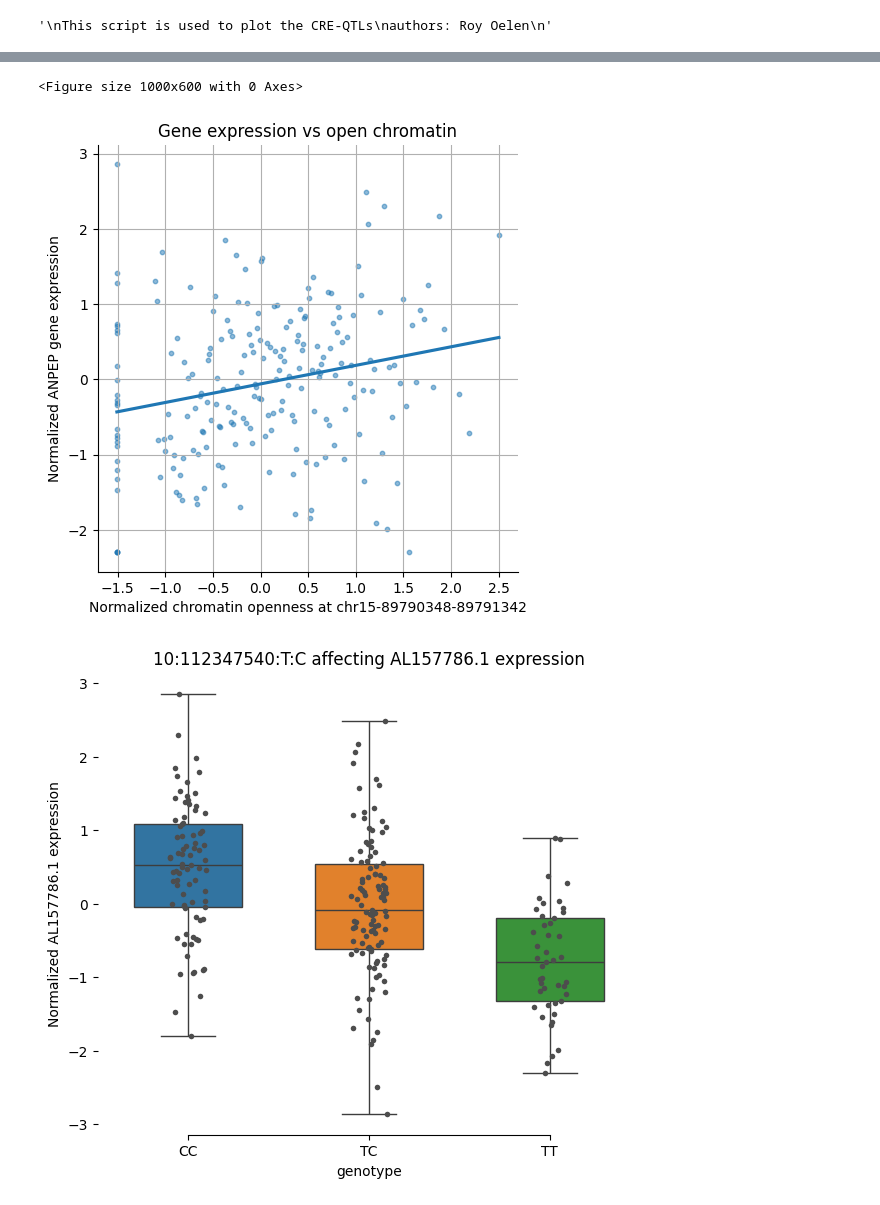
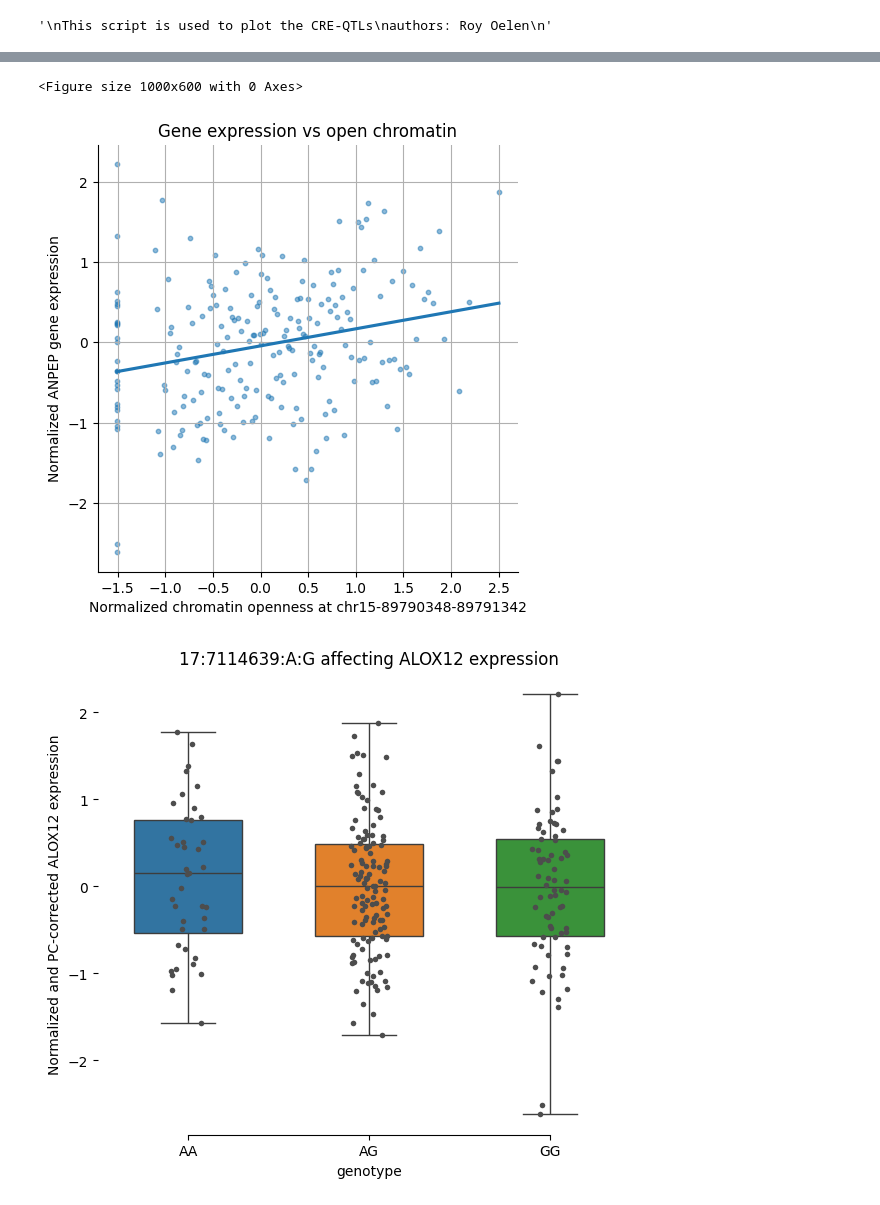
Before and after one commit to molgenis/wijst_multiome, a Jupyter notebook: qtl/mo_plot_qtls.ipynb, the cells around one changed output, grey strips where cells are left out. Drawn from its saved outputs; the diff is of its cells as text; code cells hidden in the pictures.

Commit message:
- use regressed expression data for QTL plots now

```diff
--- a/qtl/mo_plot_qtls.ipynb
+++ b/qtl/mo_plot_qtls.ipynb
@@ -131,7 +131,7 @@ plink_files_base_loc = '/groups/umcg-franke-scrna/tmp02/projects/multiome/ongoin
 genotypes = read_plink1_bin(plink_files_base_loc)
 # %%
 # location of the expression data
-rna_data_loc = '/groups/umcg-franke-scrna/tmp02/projects/multiome/ongoing/qtl/eqtl/sc-eqtlgen/input/L1/UT/monocyte.qtlInput.txt.gz'
+rna_data_loc = '/groups/umcg-franke-scrna/tmp02/projects/multiome/ongoing/qtl/eqtl/sc-eqtlgen/input/L1/UT/monocyte.qtlInput.PcCorrectedResiduals.txt.gz'
 # read the RNA data
 rna_data = pd.read_csv(rna_data_loc, header = 0, sep = '\t', index_col = 0)
 # %%
@@ -184,31 +184,31 @@ plt.grid(True)
 plt.show()
 # %% [output]
 <Figure size 1000x600 with 0 Axes>
-[figure, old version]
+[figure, new version]
 # %%
 # get the eQTL table
 eqtl_table = get_qtl_table(omics=rna_data,
                  genotypes=genotypes,
                  omics_smf=rna_smf,
-                 omics_feature='AL157786.1',
-                 variant='10:112347540:T:C')
+                 omics_feature='ALOX12',
+                 variant='17:7114639:A:G')
 # add a binary genotype
-eqtl_table['alleles'] = eqtl_table['genotype'].map({0.0 : 'TT', 1.0 : 'TC', 2.0 : 'CC'})
+eqtl_table['alleles'] = eqtl_table['genotype'].map({0.0 : 'AA', 1.0 : 'AG', 2.0 : 'GG'})
 # and sort
 eqtl_table = eqtl_table.sort_values('alleles')
 # %%
 # set plots
 f, ax = plt.subplots(figsize=(7, 6))
 # now create the plot
-sb = sns.boxplot(x="alleles", y="omics", hue="alleles", data=eqtl_table, whis=[0, 100], width=.6).set(title = ' '.join(['10:112347540:T:C', 'affecting', 'AL157786.1', 'expression']))
+sb = sns.boxplot(x="alleles", y="omics", hue="alleles", data=eqtl_table, whis=[0, 100], width=.6).set(title = ' '.join(['17:7114639:A:G', 'affecting', 'ALOX12', 'expression']))
 # Add in points to show each observation
 sp = sns.stripplot(x="alleles", y="omics", data=eqtl_table, size=4, color=".3", linewidth=0)
 # Tweak the visual presentation
 ax.xaxis.grid(False)
-ax.set(ylabel='Normalized AL157786.1 expression', xlabel='genotype')
+ax.set(ylabel='Normalized and PC-corrected ALOX12 expression', xlabel='genotype')
 sns.despine(trim=True, left=True)
 # %% [output]
-[figure, old version]
+[figure, new version]
 # %%
 # get the caQTL table
 caqtl_table = get_qtl_table(omics=atac_data,
```
Also changed, not shown: parts of 3 cells of this notebook.
